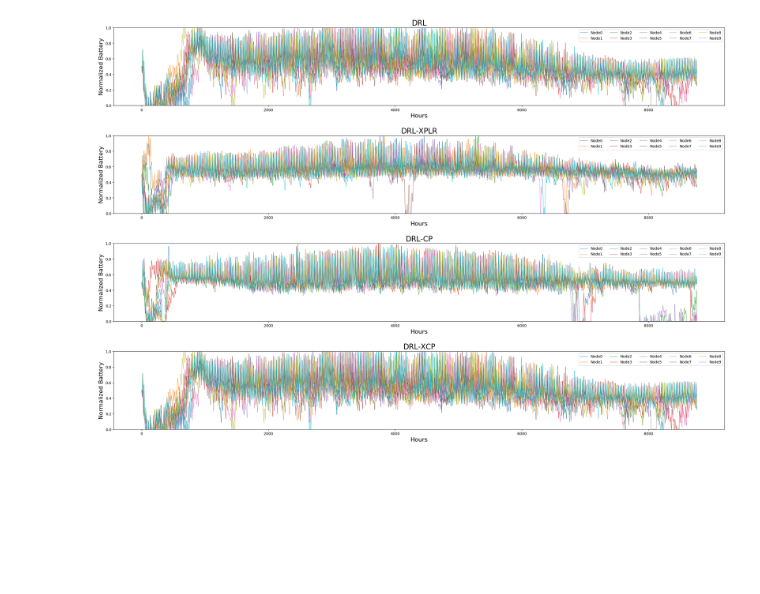
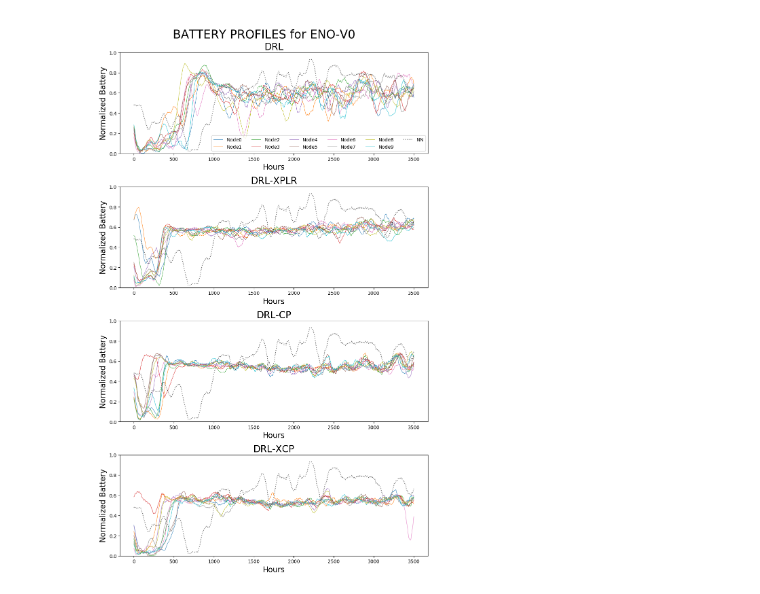
Before and after one commit to 5mali/dist_eno, a Jupyter notebook: ENO.ipynb, the cells around one changed output. Cells and saved outputs as stored; diff of their text form; code cells hidden in the pictures; blank space fills up the shorter version.

```diff
--- a/ENO.ipynb
+++ b/ENO.ipynb
@@ -3,6 +3,10 @@ import matplotlib.pyplot as plt
 import matplotlib as mpl
 import csv
 import numpy as np
+# %%
+def running_mean(x, N=36):
+    cumsum = np.cumsum(np.insert(x, 0, 0))
+    return (cumsum[N:] - cumsum[:-N]) / float(N)
 # %%
 mpl.style.use('default')
 cmap = plt.get_cmap("tab10")
@@ -14,11 +13,16 @@ drl_v0_explore_cp_batt =np.load("./DRL_CP_explore-v0_node_batt_rec.npy")
 # %%
-fig = plt.figure(figsize=(24,20))
-fig.subplots_adjust(hspace=2)
+nn_v0_batt = np.load("./all_batt_2017_NN-v0.npy")
+drl_v0_batt = np.load("./DRL-v0_node_batt_rec.npy")
+drl_v0_explore_batt =np.load("./DRL-v0_explore_node_batt_rec.npy")
+drl_v0_cp_batt =np.load("./DRL_CP-v0_node_batt_rec.npy")
+drl_v0_explore_cp_batt =np.load("./DRL_CP_explore-v0_node_batt_rec.npy")
 
+fig = plt.figure(figsize=(10,20))
+# fig.subplots_adjust(hspace=2)
+fig.suptitle("BATTERY PROFILES for ENO-V0", size = 25)
 # ax0 = fig.add_subplot(5,1,1)
 # ax0.set_title("NN", size = 20)
-# for i in range(drl_v0_batt.shape[0]):
-#     ax0.plot(drl_v0_batt[i],alpha = 1.0,linewidth=0.7,label="Node"+str(i))
+# ax0.plot(running_mean(nn_v0_batt),alpha = 1.0,linewidth=0.7,label="NN")
 # ax0.set_ylim([0,1])
 # ax0.set_ylabel("Normalized Battery", size = 16)
 # ax0.set_xlabel("Hours", size = 16)
@@ -26,46 +30,50 @@ fig.subplots_adjust(hspace=2)
 
 
 
-ax1 = fig.add_subplot(5,1,2)
-ax1.set_title("DRL", size = 20)
+ax1 = fig.add_subplot(5,1,1)
+ax1.set_title("\n\nDRL", size = 20)
 for i in range(drl_v0_batt.shape[0]):
-    ax1.plot(drl_v0_batt[i],alpha = 1.0,linewidth=0.7,label="Node"+str(i))
+    ax1.plot(running_mean(drl_v0_batt[i][:150*24],100),alpha = 1.0,linewidth=0.7,label="Node"+str(i))
+ax1.plot(running_mean(nn_v0_batt[:150*24],100),alpha = 0.6,linewidth=1.5,label="NN",color='k',linestyle=":")
 ax1.set_ylim([0,1])
 ax1.set_ylabel("Normalized Battery", size = 16)
 ax1.set_xlabel("Hours", size = 16)
-ax1.legend(loc = "upper right",ncol=5)
+ax1.legend(ncol=6,loc="best")
 
-ax2 = fig.add_subplot(5,1,3)
+ax2 = fig.add_subplot(5,1,2)
 ax2.set_title("DRL-XPLR", size = 20)
 for i in range(drl_v0_batt.shape[0]):
-    ax2.plot(drl_v0_explore_batt[i],alpha = 1.0,linewidth=0.7,label="Node"+str(i))
+    ax2.plot(running_mean(drl_v0_explore_batt[i][:150*24],100),alpha = 1.0,linewidth=0.7,label="Node"+str(i))
+ax2.plot(running_mean(nn_v0_batt[:150*24],100),alpha = 0.6,linewidth=1.5,label="NN",color='k',linestyle=":")
 ax2.set_ylim([0,1])
 ax2.set_ylabel("Normalized Battery", size = 16)
 ax2.set_xlabel("Hours", size = 16)
-ax2.legend(loc = "upper right",ncol=5)
+# ax2.legend(loc = "upper right",ncol=6)
 
 
-ax3 = fig.add_subplot(5,1,4)
+ax3 = fig.add_subplot(5,1,3)
 ax3.set_title("DRL-CP", size = 20)
 for i in range(drl_v0_batt.shape[0]):
-    ax3.plot(drl_v0_cp_batt[i],alpha = 1.0,linewidth=0.7,label="Node"+str(i))
+    ax3.plot(running_mean(drl_v0_cp_batt[i][:150*24],100),alpha = 1.0,linewidth=0.7,label="Node"+str(i))
+ax3.plot(running_mean(nn_v0_batt[:150*24],100),alpha = 0.6,linewidth=1.5,label="NN",color='k',linestyle=":")
 ax3.set_ylim([0,1])
 ax3.set_ylabel("Normalized Battery", size = 16)
 ax3.set_xlabel("Hours", size = 16)
-ax3.legend(loc = "upper right",ncol=5)
+# ax3.legend(loc = "upper right",ncol=6)
 
 
-ax4 = fig.add_subplot(5,1,5)
+ax4 = fig.add_subplot(5,1,4)
 ax4.set_title("DRL-XCP", size = 20)
 for i in range(drl_v0_batt.shape[0]):
-    ax4.plot(drl_v0_batt[i],alpha = 1.0,linewidth=0.7,label="Node"+str(i))
+    ax4.plot(running_mean(drl_v0_explore_cp_batt[i][:150*24],100),alpha = 1.0,linewidth=0.7,label="Node"+str(i))
+ax4.plot(running_mean(nn_v0_batt[:150*24],100),alpha = 0.6,linewidth=1.5,label="NN",color='k',linestyle=":")
 ax4.set_ylim([0,1])
 ax4.set_ylabel("Normalized Battery", size = 16)
 ax4.set_xlabel("Hours", size = 16)
-ax4.legend(loc = "upper right",ncol=5)
+# ax4.legend(loc = "upper right",ncol=6)
 
 
 fig.tight_layout()
 plt.show()
 # %% [output]
-[figure, old version]
+[figure, new version]
```
Also changed, not shown: parts of 4 cells of this notebook, 1 other file.
